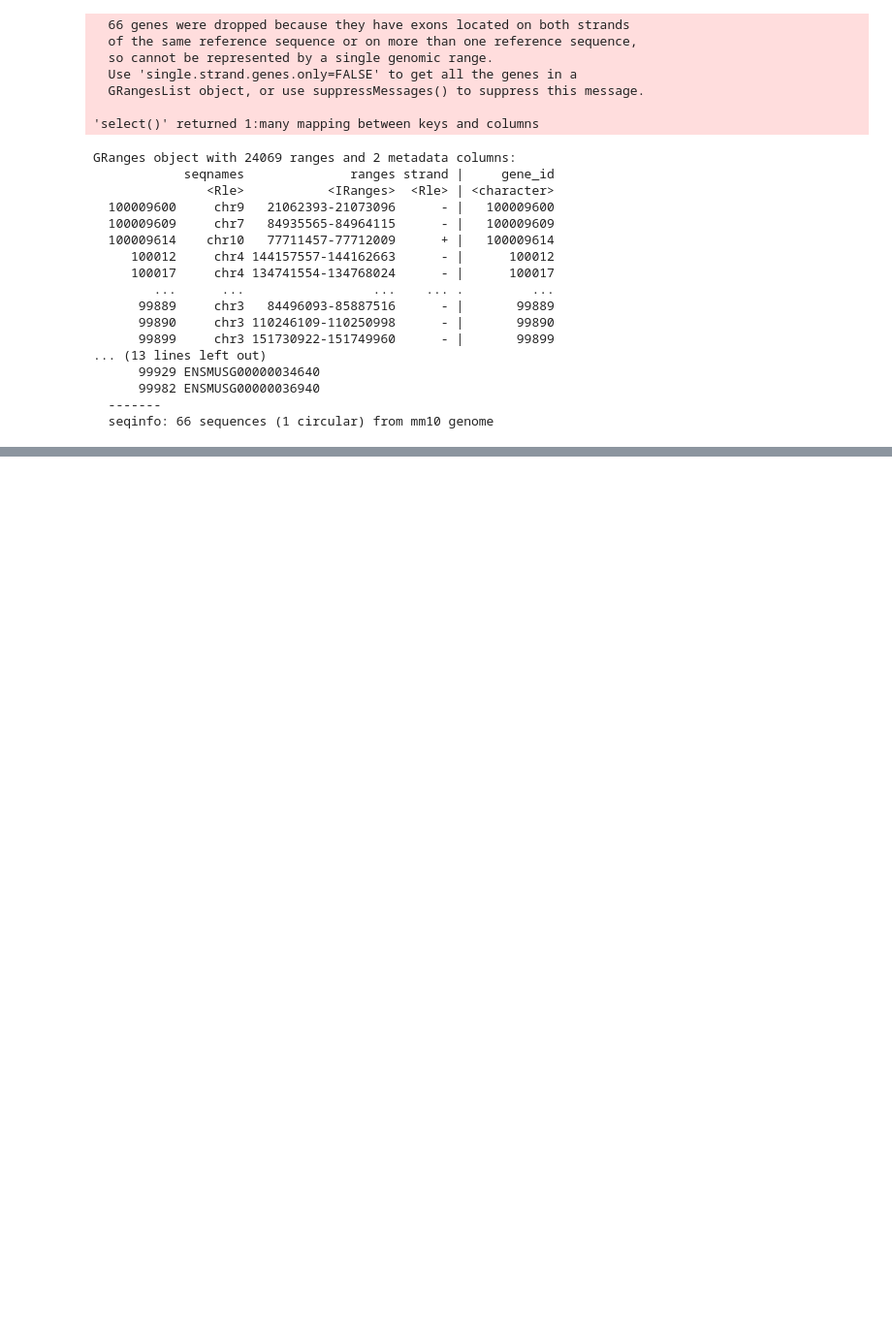
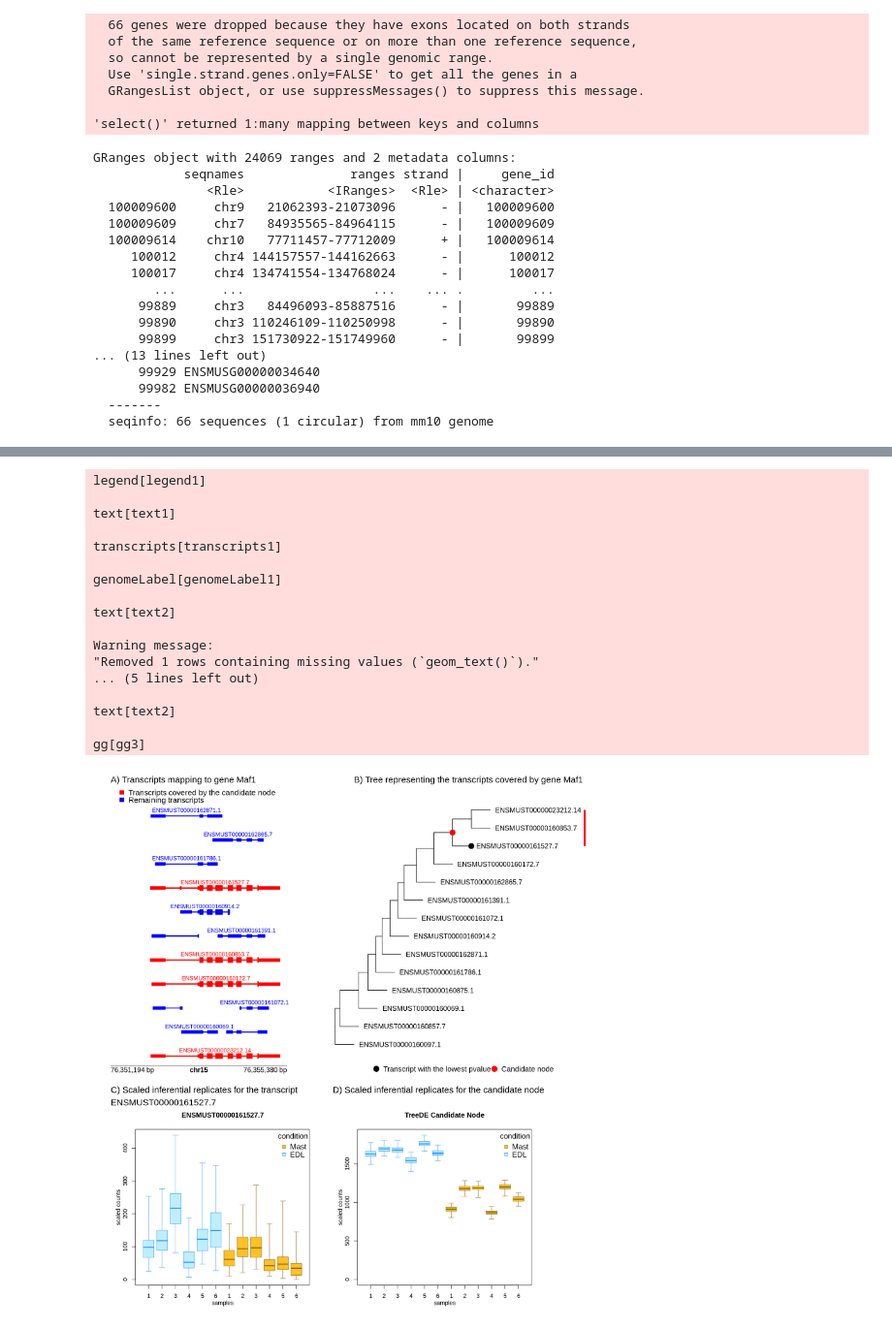
Before and after one commit to NPSDC/treeTerminusScripts, a Jupyter notebook: real_datasets/GSE100505_EDL_MAST/mode=gcbias/post_type=gibbs_nreps=100_tf=100/DE/Transcripts.ipynb, the cells around one changed output, grey strips where cells are left out. Shown at 97% size. Drawn from its saved outputs; the diff is of its cells as text; code cells hidden in the pictures; blank space fills up the shorter version.

```diff
--- a/real_datasets/GSE100505_EDL_MAST/mode=gcbias/post_type=gibbs_nreps=100_tf=100/DE/Transcripts.ipynb
+++ b/real_datasets/GSE100505_EDL_MAST/mode=gcbias/post_type=gibbs_nreps=100_tf=100/DE/Transcripts.ipynb
@@ -759 +1039,81 @@ Groups: ensID, ensID [24074]
+# %%
+options(repr.plot.width=14, repr.plot.height=15.4)
+library(plotgardener)
+pageCreate(width = 14, height = 15.4, showGuides = FALSE, default.units = "inches")
+par <- pgParams(
+  chrom = as.character(g[["seqnames"]]),
+  chromstart = g[["start"]]-100, chromend = g[["end"]]+1000,
+  assembly = "mm10", just = c("left", "bottom"), fontsize = 8,
+default.units = "inches", fontsize=12
+)
+
+parText <- pgParams(
+    just = c("left", "top"), fontsize = 18
+)#, fontface = "bold")
+
+hilite <- data.frame(transcript=c(tx_to_show, setdiff(treeSub$tip, tx_to_show)),
+                     color=c(rep("red", length(tx_to_show)),
+                             rep("blue", length(setdiff(treeSub$tip, tx_to_show)))))
+plotLegend(
+    legend = c("Transcripts covered by the candidate node", "Remaining transcripts"),
+    fill = c("red", "blue"), border = FALSE,
+    x = 0.5, y = 0.5, width = 1, height = 0.5,
+    just = c("left", "top"), fontsize=16,
+)
+plotText(label="A) Transcripts mapping to gene Maf1", x = 0.5, y = 0.2,
+        params = parText)
+
+plotTranscripts(
+    params = par, x = 1.5, y = 8.2, width = 5, height = 8.5,
+    spaceHeight=2.5, boxHeight=0.15,
+    labels = "transcript", fill="blue",
+    transcriptHighlights = hilite
+)
+
+plotGenomeLabel(
+  params = par, x = 0.5, y = 8.4, length=5,
+  just = c("left", "top"), fontsize=14
+)
+
+plotText(label="B) Tree representing the transcripts covered by gene Maf1",
+         x = 7.4, y = 0.2, params = parText)
+plotGG(
+    plot = pTree,
+    x = 6.4, y =0.76, width = 8, height=8
+)
+
+plotText(label="C) Scaled inferential replicates for the transcript \nENSMUST00000161527.7",
+         x = 0.5, y = 9, params = parText)
+
+plotGG(
+    plot = pTxp,
+    x = 0.5, y = 9.5, width = 6, height=6
+)
+
+plotText(label="D) Scaled inferential replicates for the candidate node",
+         x = 6.8, y = 9, params = parText)
+
+plotGG(
+    plot = pInn,
+    x = 6.8, y = 9.5, width = 6, height=6
+)
+# %% [output]
+legend[legend1]
+
+text[text1]
+
+transcripts[transcripts1]
+
+genomeLabel[genomeLabel1]
+
+text[text2]
+
+Warning message:
+"Removed 1 rows containing missing values (`geom_text()`)."
+... (5 lines left out)
+
+text[text2]
+
+gg[gg3]
+[figure, added]
 # %%
```
Also changed, not shown: parts of 59 cells of this notebook.
